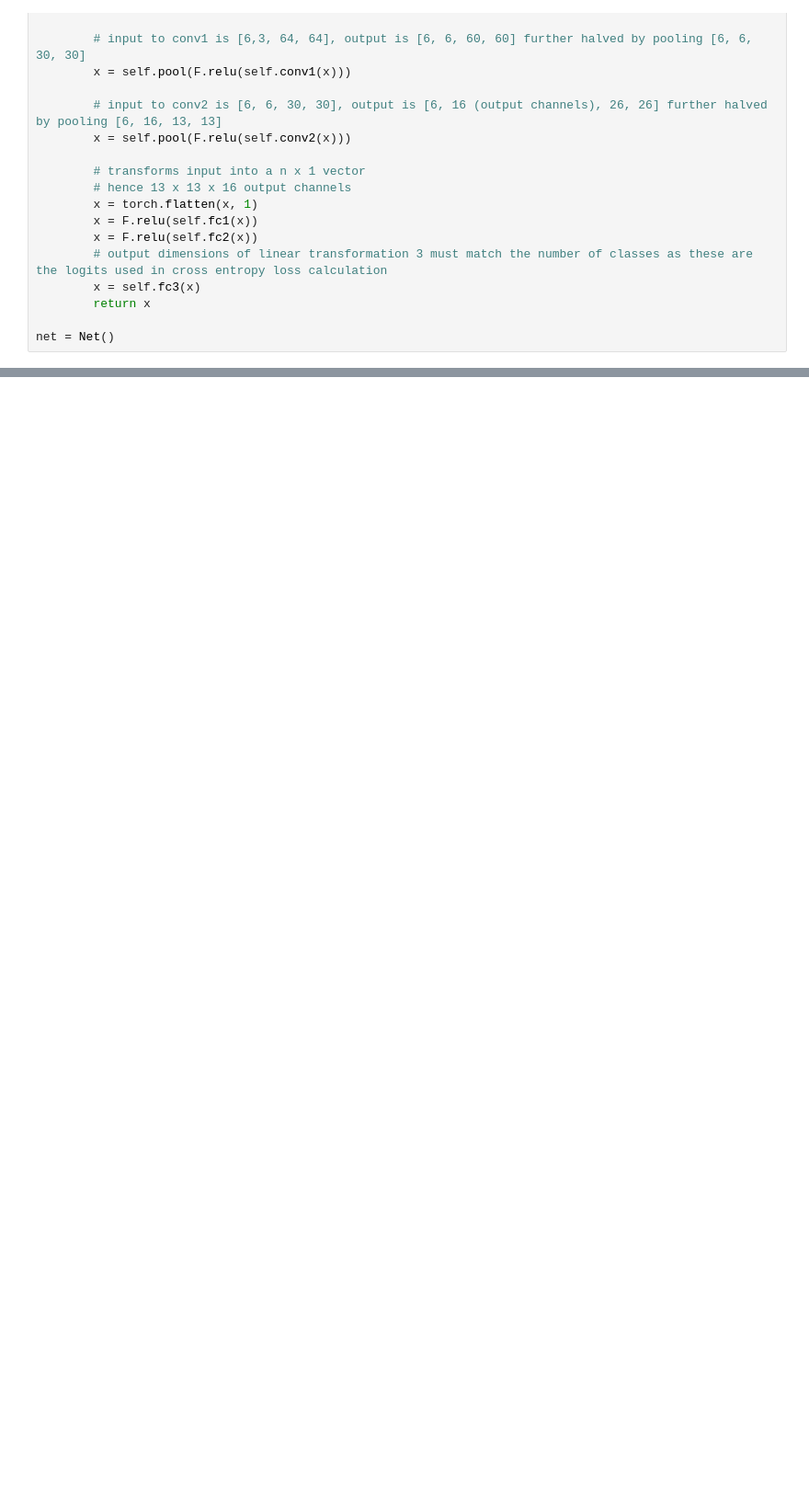
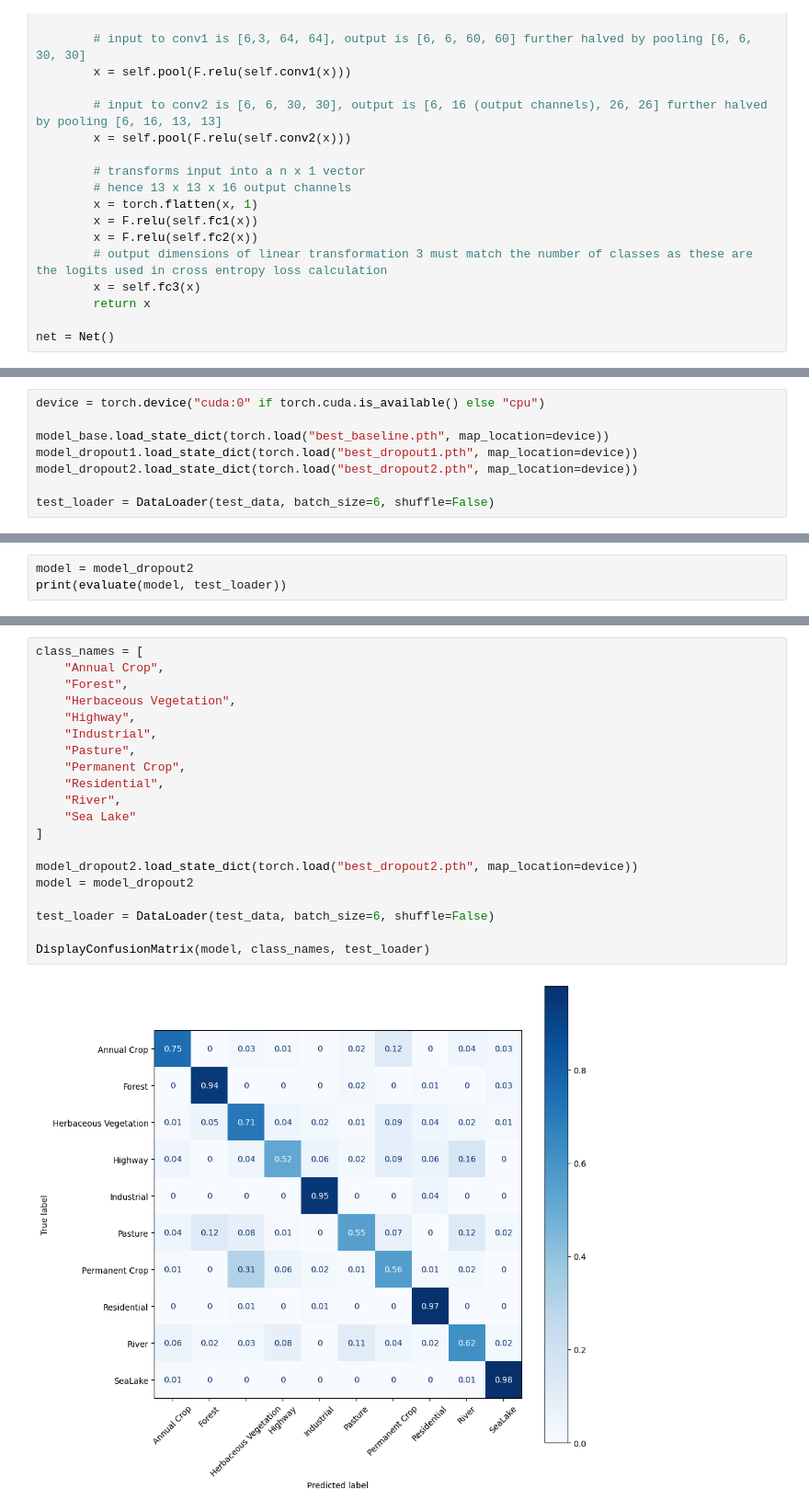
Before and after one commit to omajy/satellite-image-classifier, a Jupyter notebook: satellite-image-classifier.ipynb, the cells around one changed output, grey strips where cells are left out. Shown at 92% size. Drawn from its saved outputs; the diff is of its cells as text; blank space fills up the shorter version.

```diff
--- a/satellite-image-classifier.ipynb
+++ b/satellite-image-classifier.ipynb
@@ -206,0 +545,8 @@ The baseline CNN is likely beginning to overfit the training data, as indicated
+# %%
+device = torch.device("cuda:0" if torch.cuda.is_available() else "cpu")
+
+model_base.load_state_dict(torch.load("best_baseline.pth", map_location=device))
+model_dropout1.load_state_dict(torch.load("best_dropout1.pth", map_location=device))
+model_dropout2.load_state_dict(torch.load("best_dropout2.pth", map_location=device))
+
+test_loader = DataLoader(test_data, batch_size=6, shuffle=False)
@@ -206,0 +563,3 @@ The baseline CNN is likely beginning to overfit the training data, as indicated
+# %%
+model = model_dropout2
+print(evaluate(model, test_loader))
@@ -206,0 +596,22 @@ The baseline CNN is likely beginning to overfit the training data, as indicated
+# %%
+class_names = [
+    "Annual Crop",
+    "Forest",
+    "Herbaceous Vegetation",
+    "Highway",
+    "Industrial",
+    "Pasture",
+    "Permanent Crop",
+    "Residential",
+    "River",
+    "Sea Lake"
+]
+
+model_dropout2.load_state_dict(torch.load("best_dropout2.pth", map_location=device))
+model = model_dropout2
+
+test_loader = DataLoader(test_data, batch_size=6, shuffle=False)
+
+DisplayConfusionMatrix(model, class_names, test_loader)
+# %% [output]
+[figure, added]
```
Also changed, not shown: parts of 30 cells of this notebook, 1 other file.
